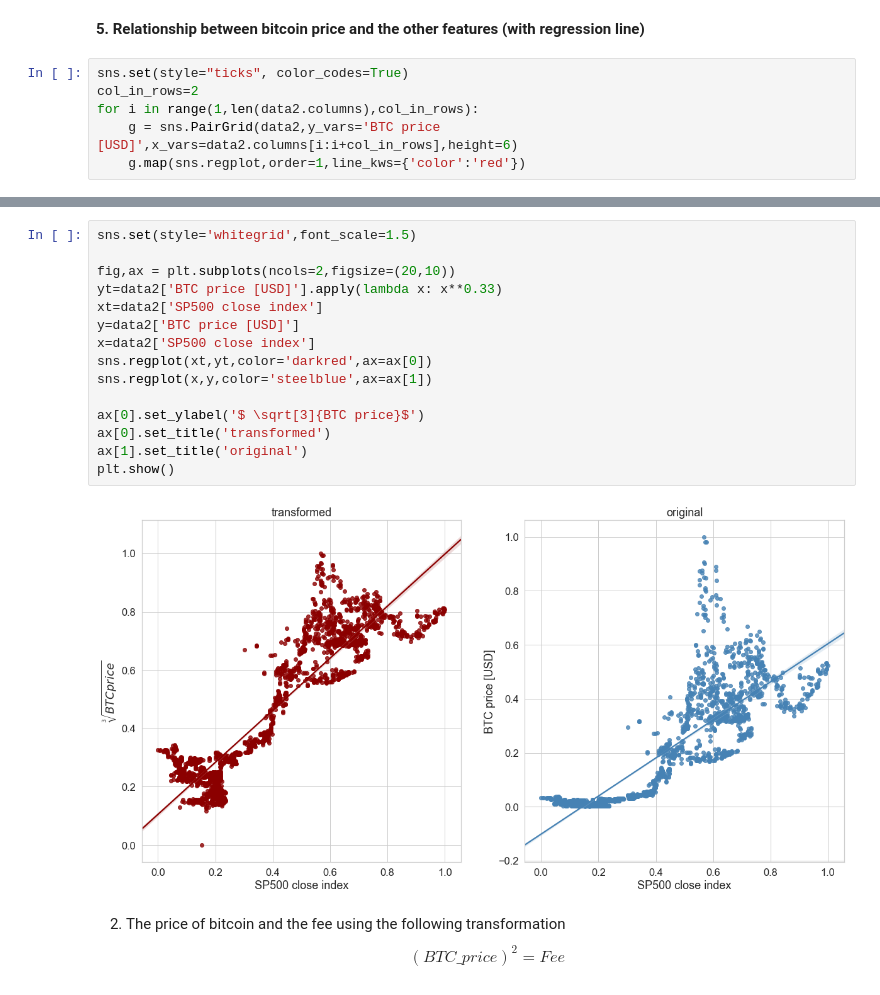
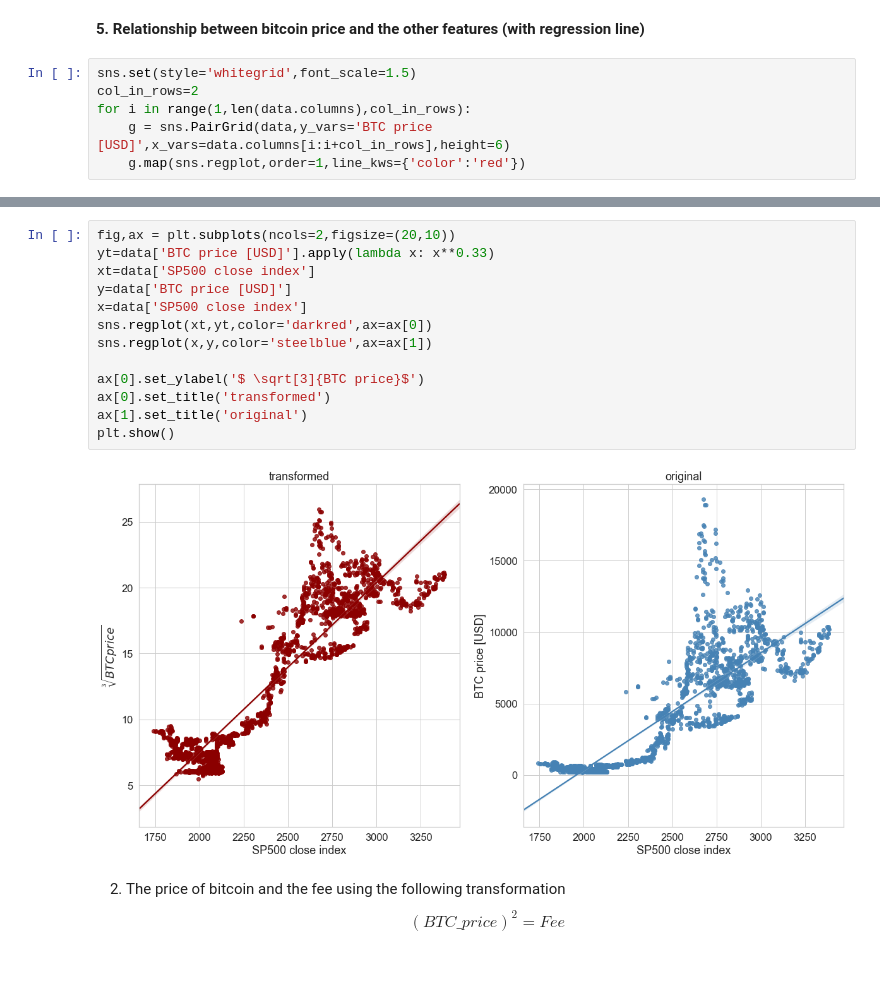
Before and after one commit to fakecoinbase/wbonickislashskills, a Jupyter notebook: bitcoin price prediction/data_analysis.ipynb, the cells around one changed output, grey strips where cells are left out. Cells and saved outputs as stored; diff of their text form.

```diff
--- a/bitcoin price prediction/data_analysis.ipynb
+++ b/bitcoin price prediction/data_analysis.ipynb
@@ -199,9 +230,9 @@ dtype: float64
 # %% [markdown]
 __5. Relationship between bitcoin price and the other features (with regression line)__
 # %%
-sns.set(style="ticks", color_codes=True)
+sns.set(style='whitegrid',font_scale=1.5)
 col_in_rows=2
-for i in range(1,len(data2.columns),col_in_rows):
-    g = sns.PairGrid(data2,y_vars='BTC price [USD]',x_vars=data2.columns[i:i+col_in_rows],height=6)
+for i in range(1,len(data.columns),col_in_rows):
+    g = sns.PairGrid(data,y_vars='BTC price [USD]',x_vars=data.columns[i:i+col_in_rows],height=6)
     g.map(sns.regplot,order=1,line_kws={'color':'red'})
 # %% [output]
@@ -215,22 +246,20 @@ Some charts suggest that data transformation may lead to a more linear relations
 1. The price of bitcoin and S&P500 index using the following transformation
 $$ \sqrt[3]{BTC\_price} = SP500 $$
 # %%
-sns.set(style='whitegrid',font_scale=1.5)
-
 fig,ax = plt.subplots(ncols=2,figsize=(20,10))
-yt=data2['BTC price [USD]'].apply(lambda x: x**0.33)
-xt=data2['SP500 close index']
-y=data2['BTC price [USD]']
-x=data2['SP500 close index']
+yt=data['BTC price [USD]'].apply(lambda x: x**0.33)
+xt=data['SP500 close index']
+y=data['BTC price [USD]']
+x=data['SP500 close index']
 sns.regplot(xt,yt,color='darkred',ax=ax[0])
 sns.regplot(x,y,color='steelblue',ax=ax[1])
 
 ax[0].set_ylabel('$ \sqrt[3]{BTC price}$')
 ax[0].set_title('transformed')
 ax[1].set_title('original')
 plt.show()
 # %% [output]
-[figure, old version]
+[figure, new version]
 # %% [markdown]
 2. The price of bitcoin and the fee using the following transformation
 $$ {(BTC\_price)}^2 = Fee $$
```
Also changed, not shown: parts of 12 cells of this notebook.
